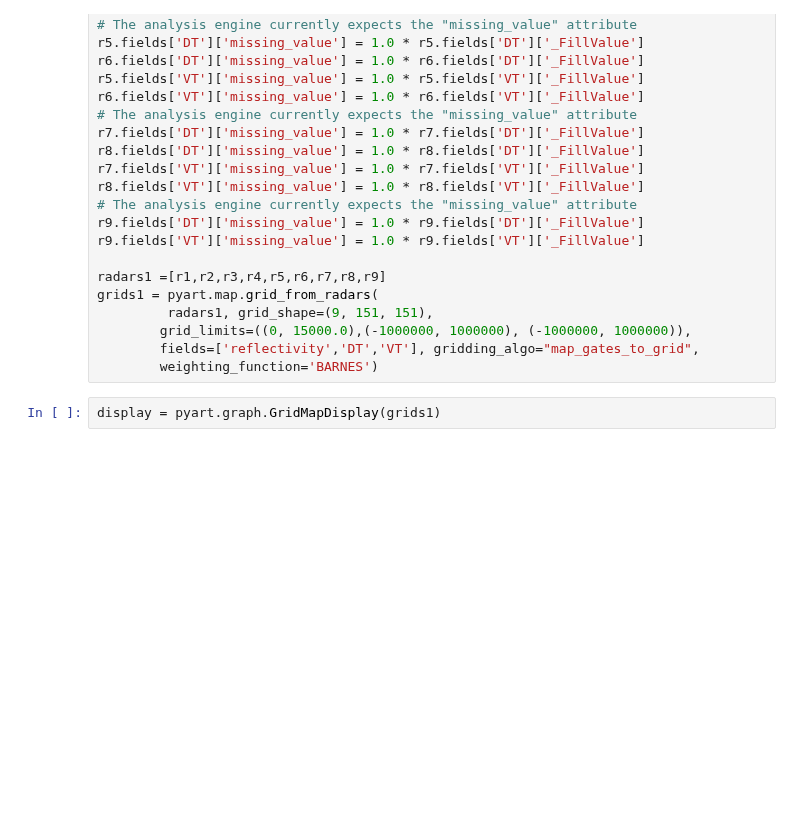
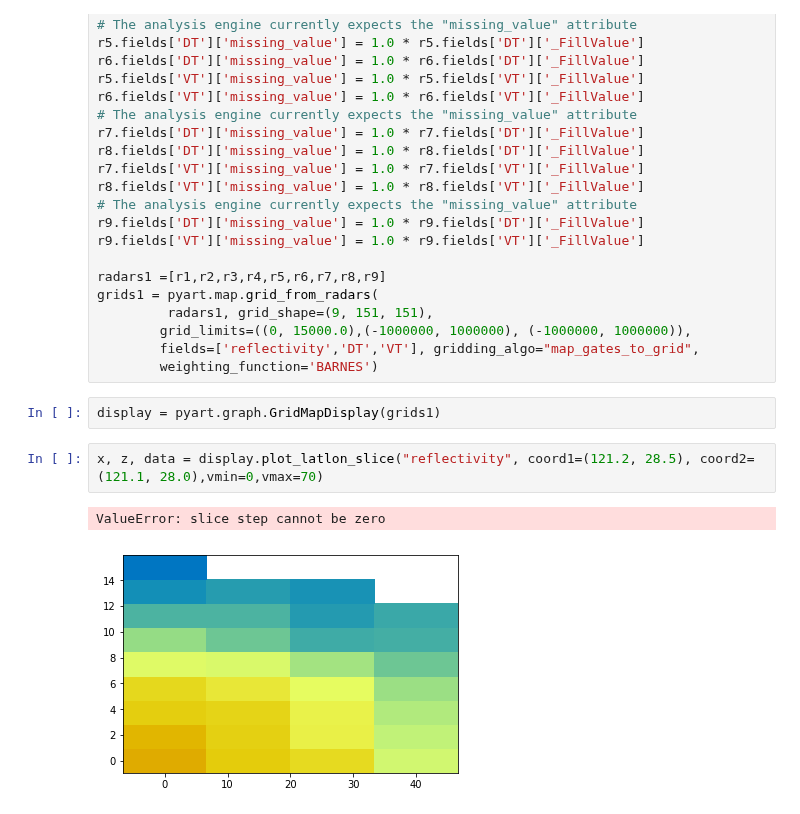
Before and after one commit to liyuan3970/study_demo, a Jupyter notebook: met_plot/利齐马/Multy_Radar.ipynb, the cells around one changed output. Drawn from its saved outputs; the diff is of its cells as text; blank space fills up the shorter version.

```diff
--- a/met_plot/利齐马/Multy_Radar.ipynb
+++ b/met_plot/利齐马/Multy_Radar.ipynb
@@ -163,6 +163,11 @@ grids1 = pyart.map.grid_from_radars(
         weighting_function='BARNES')
 # %%
 display = pyart.graph.GridMapDisplay(grids1)
+# %%
+x, z, data = display.plot_latlon_slice("reflectivity", coord1=(121.2, 28.5), coord2=(121.1, 28.0),vmin=0,vmax=70)
+# %% [output]
+ValueError: slice step cannot be zero
+[figure, added]
 # %%
 fig = plt.figure(figsize=[15, 7])
 
```
Also changed, not shown: parts of 3 cells of this notebook, 9 other files.
